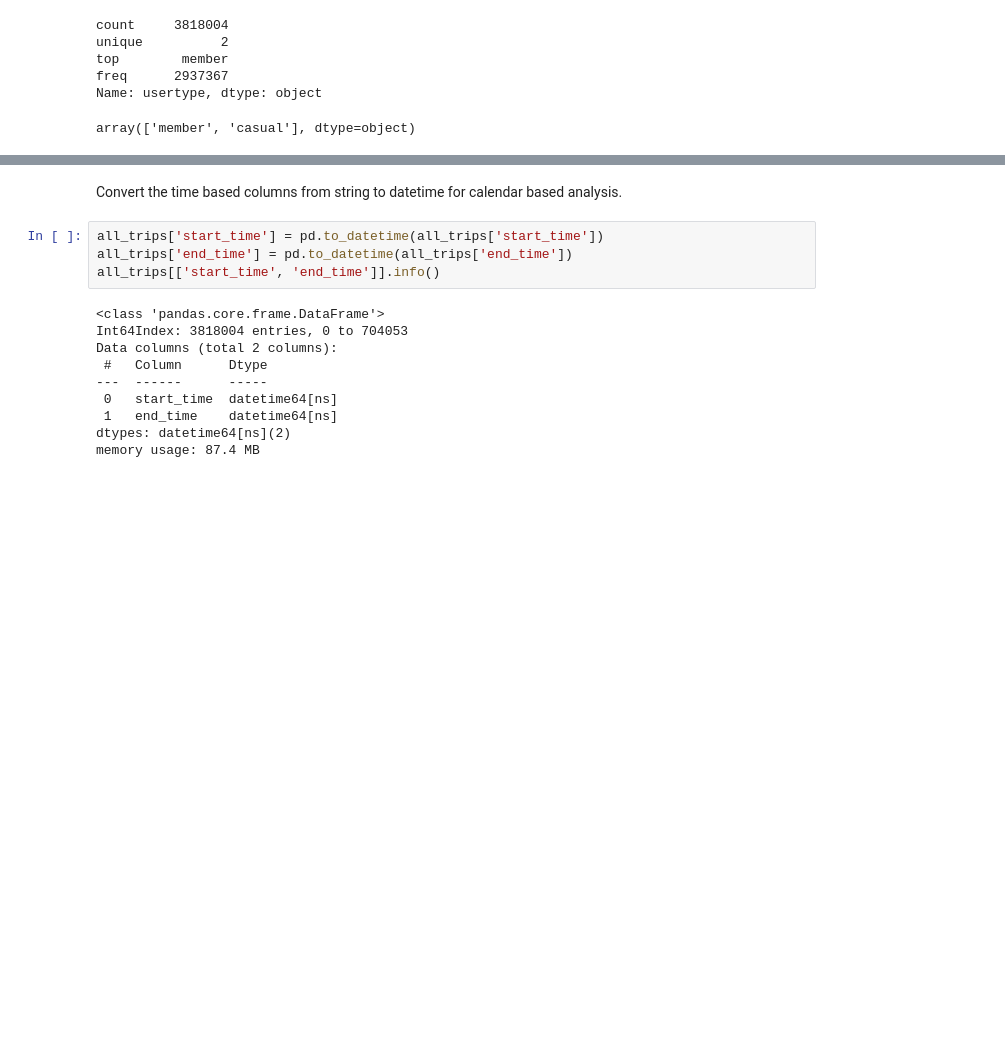
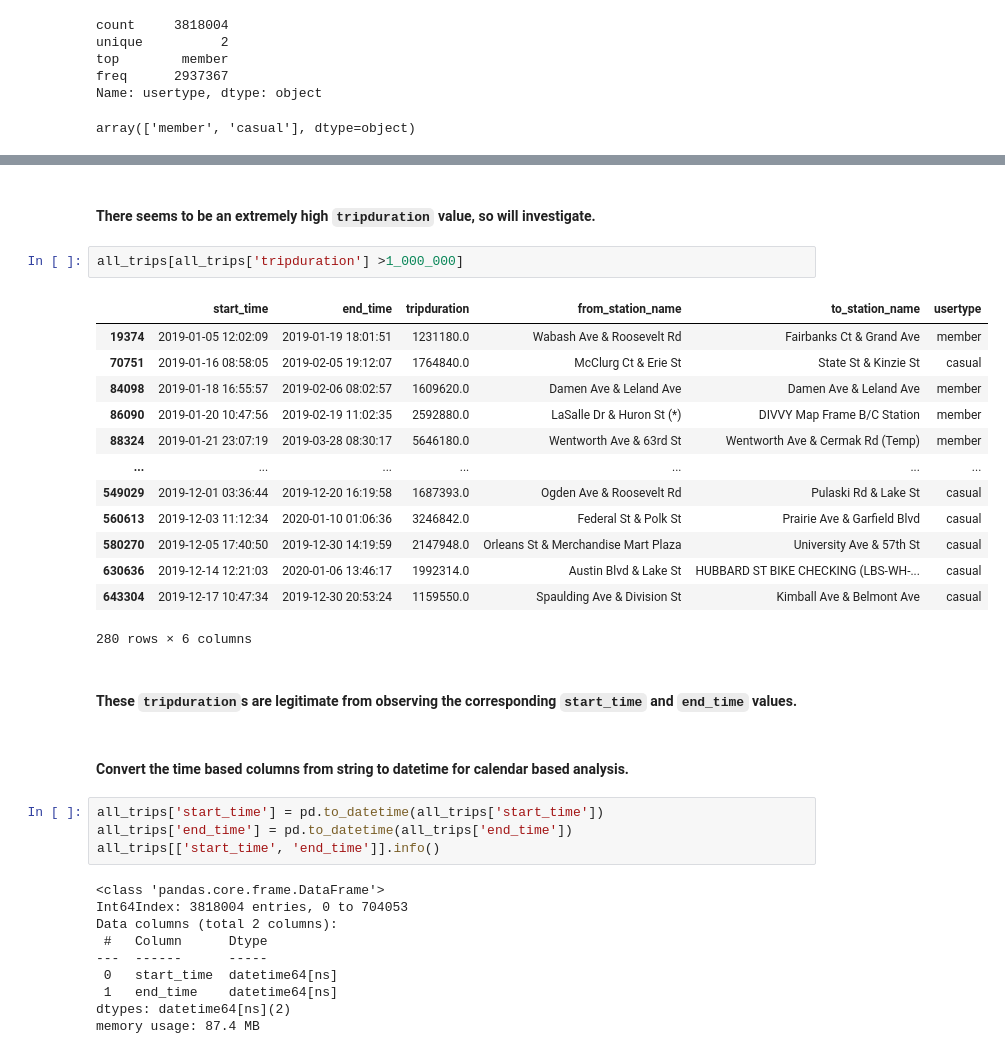
Before and after one commit to Artuk009/Case-Studies, a Jupyter notebook: Google Data Analytics/BikeShare/case_study.ipynb, the cells around one changed output, grey strips where cells are left out. Drawn from its saved outputs; the diff is of its cells as text; blank space fills up the shorter version.

```diff
--- a/Google Data Analytics/BikeShare/case_study.ipynb
+++ b/Google Data Analytics/BikeShare/case_study.ipynb
@@ -162,5 +182,25 @@ array(['member', 'casual'], dtype=object)
+# %% [markdown]
+#### There seems to be an extremely high `tripduration` value, so will investigate.
+# %%
+all_trips[all_trips['tripduration'] >1_000_000]
+# %% [output]
+|  | start_time | end_time | tripduration | from_station_name | to_station_name | usertype |
+| 19374 | 2019-01-05 12:02:09 | 2019-01-19 18:01:51 | 1231180.0 | Wabash Ave & Roosevelt Rd | Fairbanks Ct & Grand Ave | member |
+| 70751 | 2019-01-16 08:58:05 | 2019-02-05 19:12:07 | 1764840.0 | McClurg Ct & Erie St | State St & Kinzie St | casual |
+| 84098 | 2019-01-18 16:55:57 | 2019-02-06 08:02:57 | 1609620.0 | Damen Ave & Leland Ave | Damen Ave & Leland Ave | member |
+| 86090 | 2019-01-20 10:47:56 | 2019-02-19 11:02:35 | 2592880.0 | LaSalle Dr & Huron St (*) | DIVVY Map Frame B/C Station | member |
+| 88324 | 2019-01-21 23:07:19 | 2019-03-28 08:30:17 | 5646180.0 | Wentworth Ave & 63rd St | Wentworth Ave & Cermak Rd (Temp) | member |
+| ... | ... | ... | ... | ... | ... | ... |
+| 549029 | 2019-12-01 03:36:44 | 2019-12-20 16:19:58 | 1687393.0 | Ogden Ave & Roosevelt Rd | Pulaski Rd & Lake St | casual |
+| 560613 | 2019-12-03 11:12:34 | 2020-01-10 01:06:36 | 3246842.0 | Federal St & Polk St | Prairie Ave & Garfield Blvd | casual |
+| 580270 | 2019-12-05 17:40:50 | 2019-12-30 14:19:59 | 2147948.0 | Orleans St & Merchandise Mart Plaza | University Ave & 57th St | casual |
+| 630636 | 2019-12-14 12:21:03 | 2020-01-06 13:46:17 | 1992314.0 | Austin Blvd & Lake St | HUBBARD ST BIKE CHECKING (LBS-WH-... | casual |
+| 643304 | 2019-12-17 10:47:34 | 2019-12-30 20:53:24 | 1159550.0 | Spaulding Ave & Division St | Kimball Ave & Belmont Ave | casual |
+280 rows × 6 columns
+# %% [markdown]
+#### These `tripduration`s are legitimate from observing the corresponding `start_time` and `end_time` values.
 # %% [markdown]
-Convert the time based columns from string to datetime for calendar based analysis.
+#### Convert the time based columns from string to datetime for calendar based analysis.
 # %%
 all_trips['start_time'] = pd.to_datetime(all_trips['start_time'])
 all_trips['end_time'] = pd.to_datetime(all_trips['end_time'])
```
Also changed, not shown: parts of 21 cells of this notebook, 2 other files.
